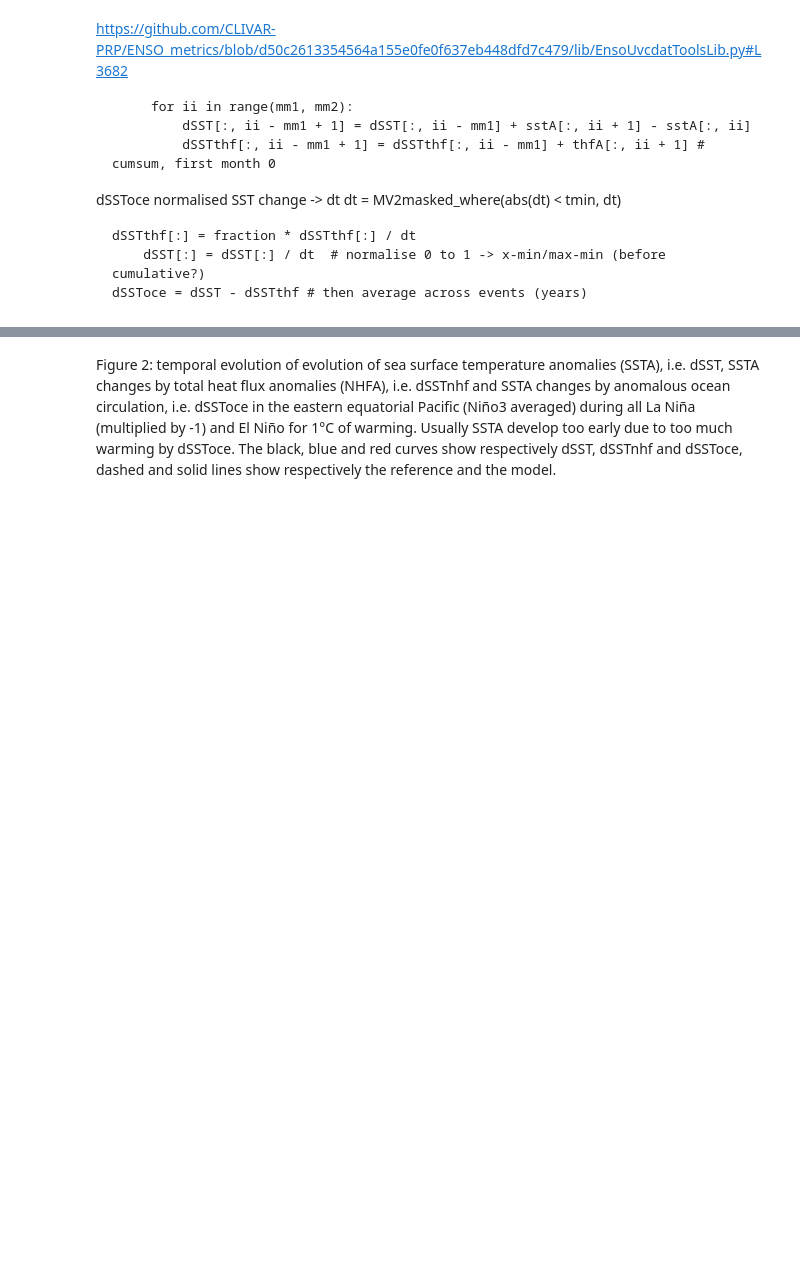
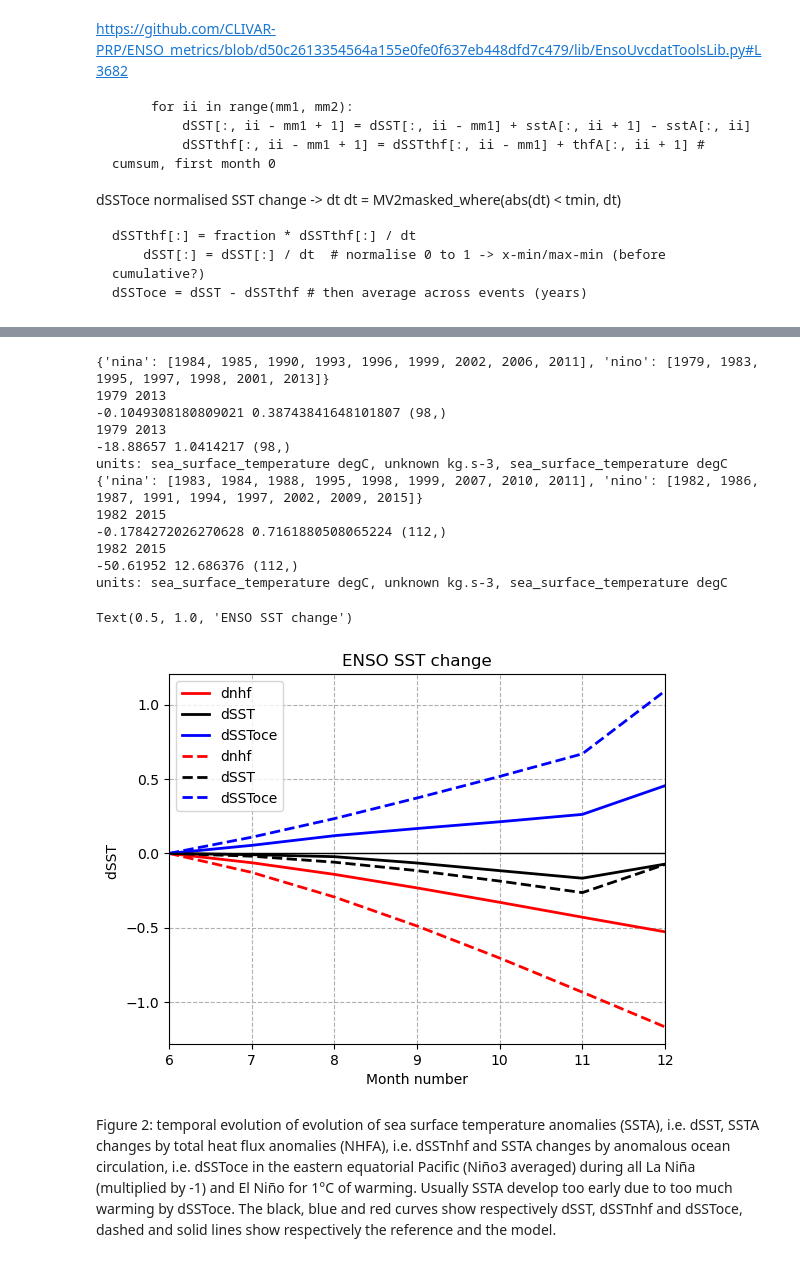
Before and after one commit to ACCESS-NRI/ACCESS-ENSO-recipes, a Jupyter notebook: 24-ocean_driven_SST.ipynb, the cells around one changed output, grey strips where cells are left out. Saved outputs shown, nothing was run; the diff lists cells and outputs as text; code cells hidden in the pictures; blank space fills up the shorter version.

Commit message:
update level 2 cumulative with enso events

```diff
--- a/24-ocean_driven_SST.ipynb
+++ b/24-ocean_driven_SST.ipynb
@@ -384,8 +377,3 @@ def dsst_lvl2(cube_prep):
     cube = climate_statistics(cube, 'mean', period='month') #before cumulative? #lanina events
 
     return cube
-# %%
-cb = model_ts_prep['ACCESS-ESM1-5']
-dsst_cb = dsst_lvl2(cb)
-
-obs_sst = dsst_lvl2(obs_ts_prep['TROPFLUX'])
@@ -464,2 +457,42 @@ Text(0.5, 1.0, 'ENSO SST change')
+# %%
+
+def process_enso_level2(ts_enso, nhf_prep, ts_prep, linestyle):
+
+    events = enso_events(ts_enso)
+    print(events)
+    data_nhf = dSSTnhf_enso(events, nhf_prep)
+    data_ts = dSSTnhf_enso(events, ts_prep)
+
+    dsst = dsst_lvl2(data_ts)
+    nhf_cumul = dthf_cumul(data_nhf)
+
+    plot_cubes_oce(nhf_cumul, dsst, linestyle)
+
+process_enso_level2(model_ts_enso['ACCESS-ESM1-5'], model_nhf_prep['ACCESS-ESM1-5'], model_ts_prep['ACCESS-ESM1-5'], 'solid')
+
+process_enso_level2(obs_tos_enso['TROPFLUX'], obs_nhf_prep['TROPFLUX'],obs_ts_prep['TROPFLUX'], 'dashed')
+
+plt.legend()
+plt.xlim(6,12)
+plt.ylabel('dSST ')
+# plt.ylim(-3,3)
+plt.grid(linestyle='--')
+plt.axhline(y=0, color='black', linewidth=1)
+plt.title('ENSO SST change')
+# %% [output]
+{'nina': [1984, 1985, 1990, 1993, 1996, 1999, 2002, 2006, 2011], 'nino': [1979, 1983, 1995, 1997, 1998, 2001, 2013]}
+1979 2013
+-0.1049308180809021 0.38743841648101807 (98,)
+1979 2013
+-18.88657 1.0414217 (98,)
+units: sea_surface_temperature degC, unknown kg.s-3, sea_surface_temperature degC
+{'nina': [1983, 1984, 1988, 1995, 1998, 1999, 2007, 2010, 2011], 'nino': [1982, 1986, 1987, 1991, 1994, 1997, 2002, 2009, 2015]}
+1982 2015
+-0.1784272026270628 0.7161880508065224 (112,)
+1982 2015
+-50.61952 12.686376 (112,)
+units: sea_surface_temperature degC, unknown kg.s-3, sea_surface_temperature degC
+Text(0.5, 1.0, 'ENSO SST change')
+[figure, added]
 # %% [markdown]
 Figure 2: temporal evolution of evolution of sea surface temperature anomalies (SSTA), i.e. dSST, SSTA changes by total heat flux anomalies (NHFA), i.e. dSSTnhf and SSTA changes by anomalous ocean circulation, i.e. dSSToce in the eastern equatorial Pacific (Niño3 averaged) during all La Niña (multiplied by -1) and El Niño for 1°C of warming. Usually SSTA develop too early due to too much warming by dSSToce. The black, blue and red curves show respectively dSST, dSSTnhf and dSSToce, dashed and solid lines show respectively the reference and the model.
```
Also changed, not shown: parts of 13 cells of this notebook.
